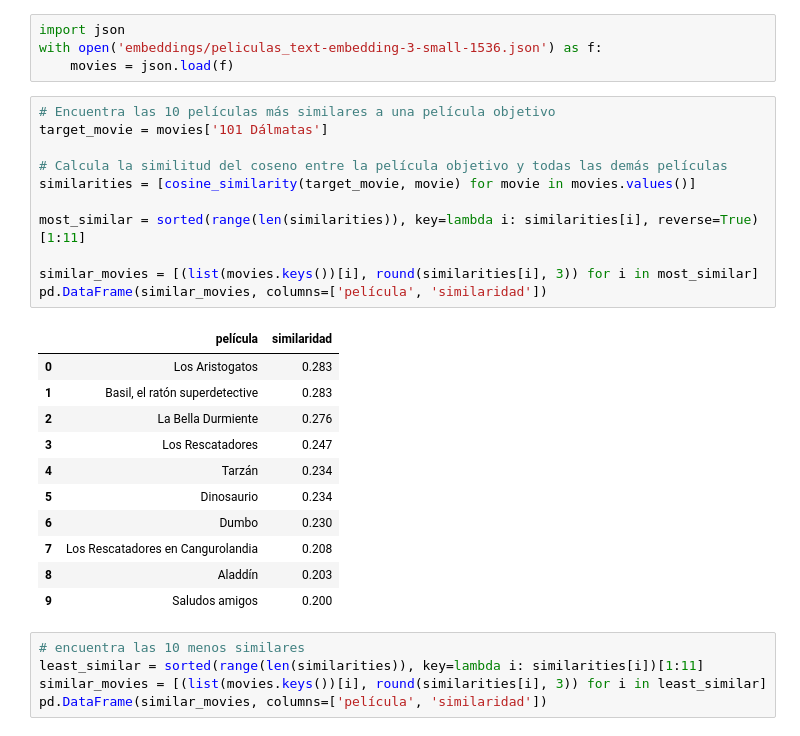
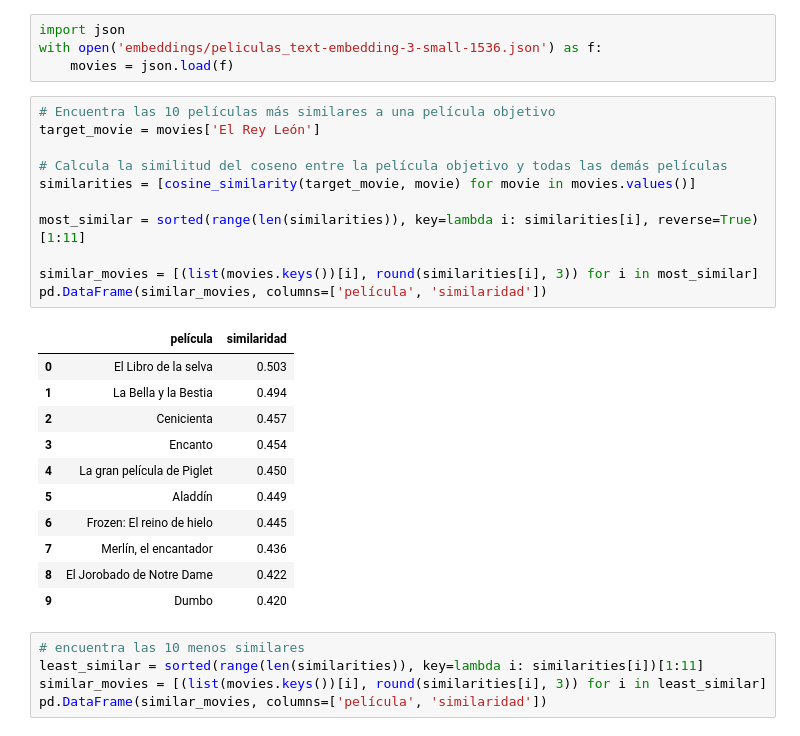
Before and after one commit to madebygps/vector-embeddings-demos, a Jupyter notebook: spanish/similarity.ipynb, the cells around one changed output. Drawn from its saved outputs; the diff is of its cells as text.

```diff
--- a/spanish/similarity.ipynb
+++ b/spanish/similarity.ipynb
@@ -150,27 +150,27 @@ with open('embeddings/peliculas_text-embedding-3-small-1536.json') as f:
     movies = json.load(f)
 # %%
 # Encuentra las 10 películas más similares a una película objetivo
-target_movie = movies['101 Dálmatas']
+target_movie = movies['El Rey León']
 
 # Calcula la similitud del coseno entre la película objetivo y todas las demás películas
 similarities = [cosine_similarity(target_movie, movie) for movie in movies.values()]
 
 most_similar = sorted(range(len(similarities)), key=lambda i: similarities[i], reverse=True)[1:11]
 
 similar_movies = [(list(movies.keys())[i], round(similarities[i], 3)) for i in most_similar]
 pd.DataFrame(similar_movies, columns=['película', 'similaridad'])
 # %% [output]
 |  | película | similaridad |
-| 0 | Los Aristogatos | 0.283 |
-| 1 | Basil, el ratón superdetective | 0.283 |
-| 2 | La Bella Durmiente | 0.276 |
-| 3 | Los Rescatadores | 0.247 |
-| 4 | Tarzán | 0.234 |
-| 5 | Dinosaurio | 0.234 |
-| 6 | Dumbo | 0.230 |
-| 7 | Los Rescatadores en Cangurolandia | 0.208 |
-| 8 | Aladdín | 0.203 |
-| 9 | Saludos amigos | 0.200 |
+| 0 | El Libro de la selva | 0.503 |
+| 1 | La Bella y la Bestia | 0.494 |
+| 2 | Cenicienta | 0.457 |
+| 3 | Encanto | 0.454 |
+| 4 | La gran película de Piglet | 0.450 |
+| 5 | Aladdín | 0.449 |
+| 6 | Frozen: El reino de hielo | 0.445 |
+| 7 | Merlín, el encantador | 0.436 |
+| 8 | El Jorobado de Notre Dame | 0.422 |
+| 9 | Dumbo | 0.420 |
 # %%
 # encuentra las 10 menos similares
 least_similar = sorted(range(len(similarities)), key=lambda i: similarities[i])[1:11]
```
Also changed, not shown: parts of 1 cell of this notebook, 2 other files.
